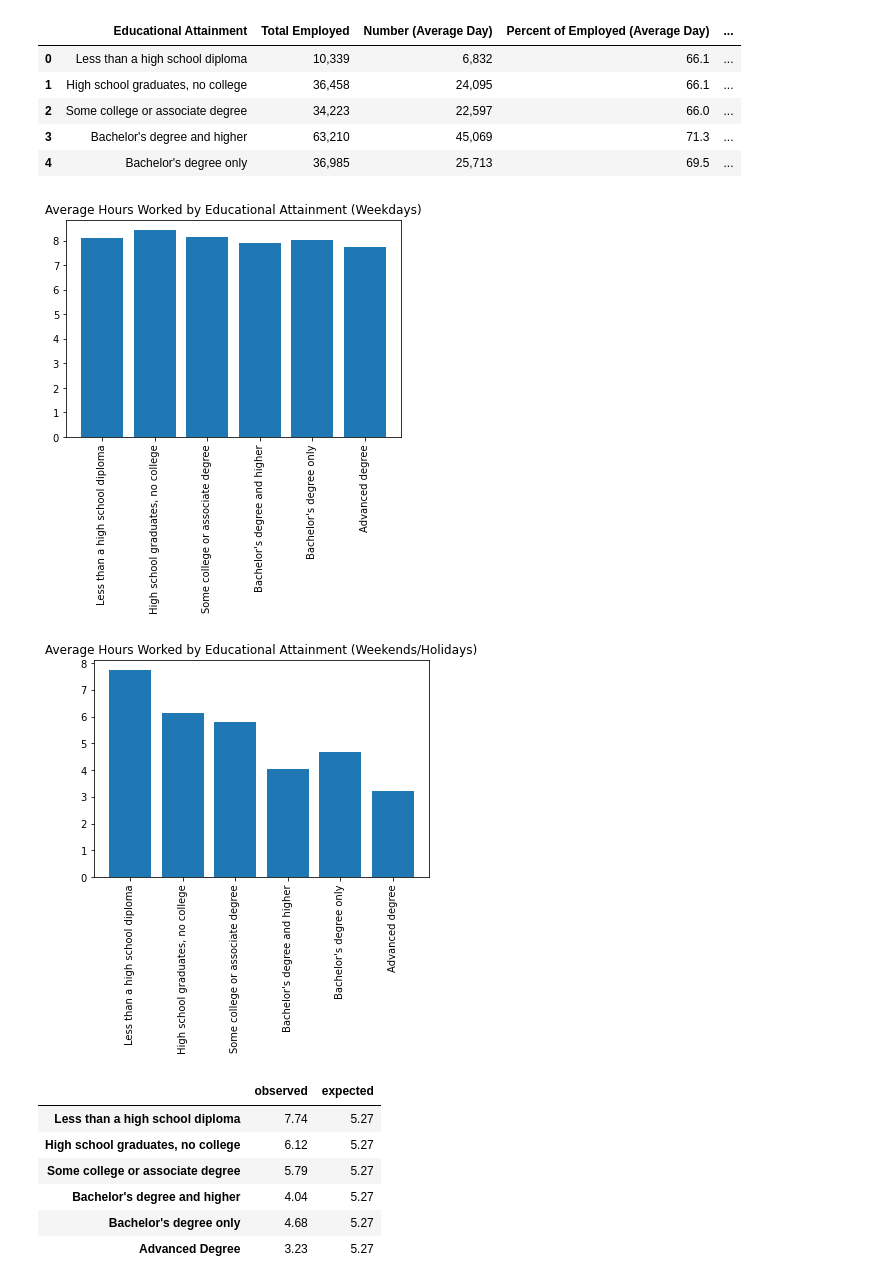
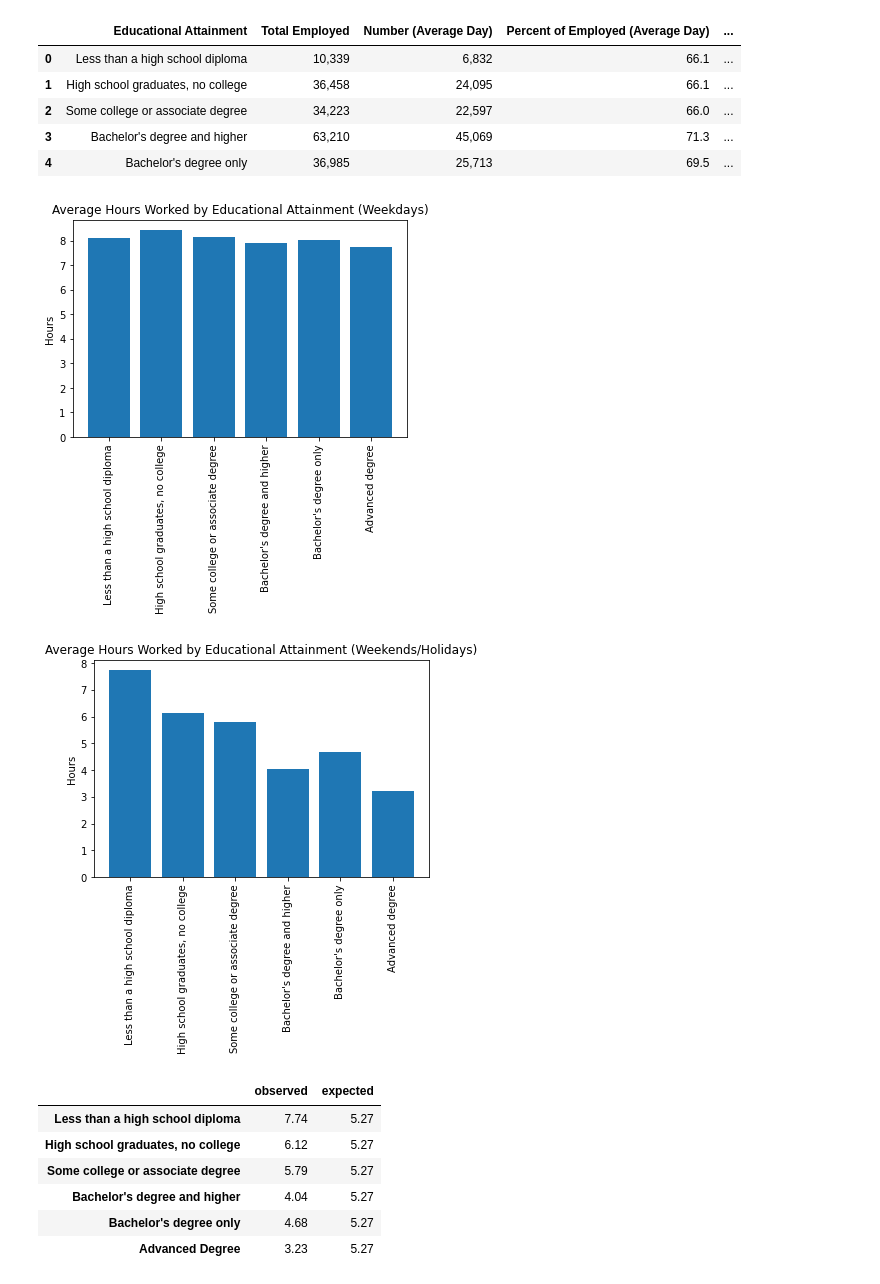
Before and after one commit to kkirstan/Quality-of-Life-vs.-Working-Hours-in-the-U.S., a Jupyter notebook: Quality of Life.ipynb, the cells around one changed output. Saved outputs shown, nothing was run; the diff lists cells and outputs as text; code cells hidden in the pictures.

Commit message:
added bar plot labels

```diff
--- a/Quality of Life.ipynb
+++ b/Quality of Life.ipynb
@@ -74,13 +74,14 @@ edu_level.head()
 # %%
 #Average hours spent working (weekdays) by educational attainment
 y=edu_level["Average hours of work (Average Weekday)"]
 x=edu_level["Educational Attainment"]
 plt.title('Average Hours Worked by Educational Attainment (Weekdays)')
 plt.bar(x,y)
 plt.xticks(rotation=90)
+plt.ylabel("Hours")
 plt.savefig('wh_wkdy_bar.png')
 # %% [output]
-[figure, old version]
+[figure, new version]
 # %%
 #Average hours spent working (weekends/holidays) by educational attainment
 y=edu_level["Average hours of work (Average Sat, Sun, Holiday)"]
@@ -88,9 +89,10 @@ x=edu_level["Educational Attainment"]
 plt.title('Average Hours Worked by Educational Attainment (Weekends/Holidays)')
 plt.bar(x,y)
 plt.xticks(rotation=90)
+plt.ylabel("Hours")
 plt.savefig('wh_wknd_bar.png')
 # %% [output]
-[figure, old version]
+[figure, new version]
 # %%
 #Input observed values
 observed = pd.Series([7.74,6.12,5.79,4.04,4.68,3.23], index=["Less than a high school diploma", "High school graduates, no college", "Some college or associate degree","Bachelor's degree and higher","Bachelor's degree only","Advanced Degree"])
```
Also changed, not shown: 2 other files.
